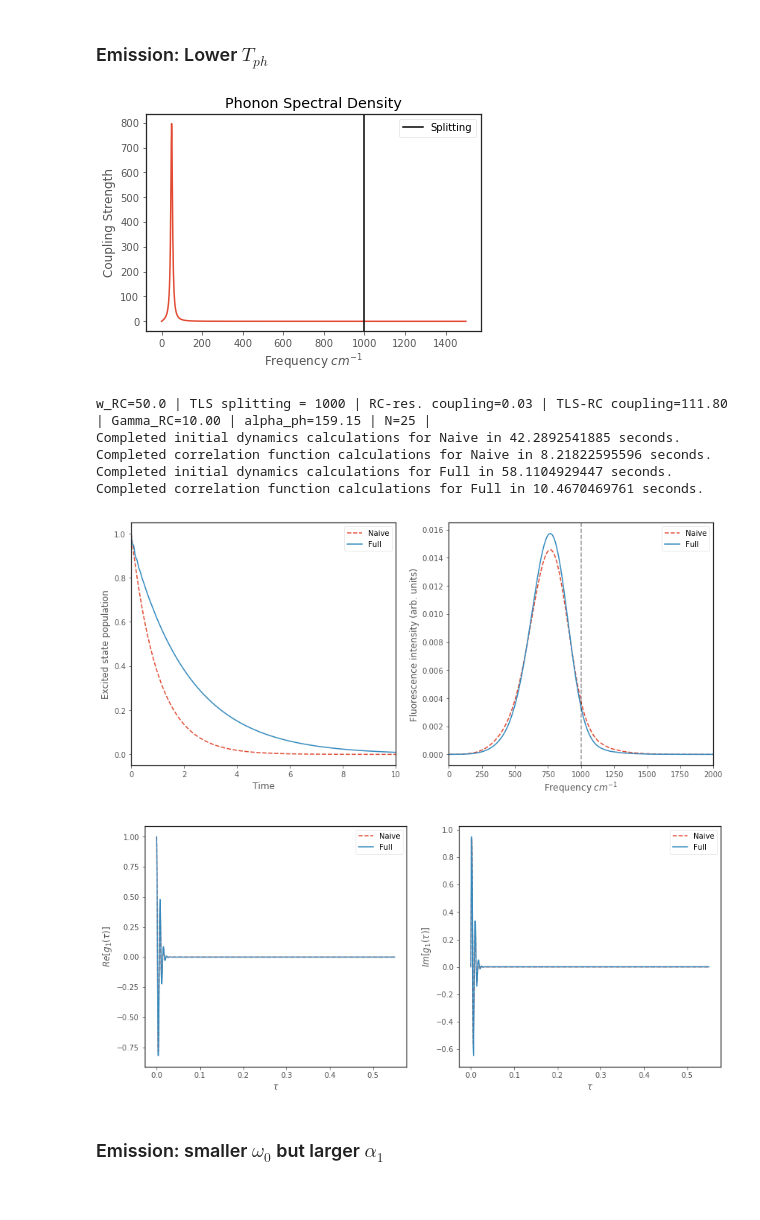
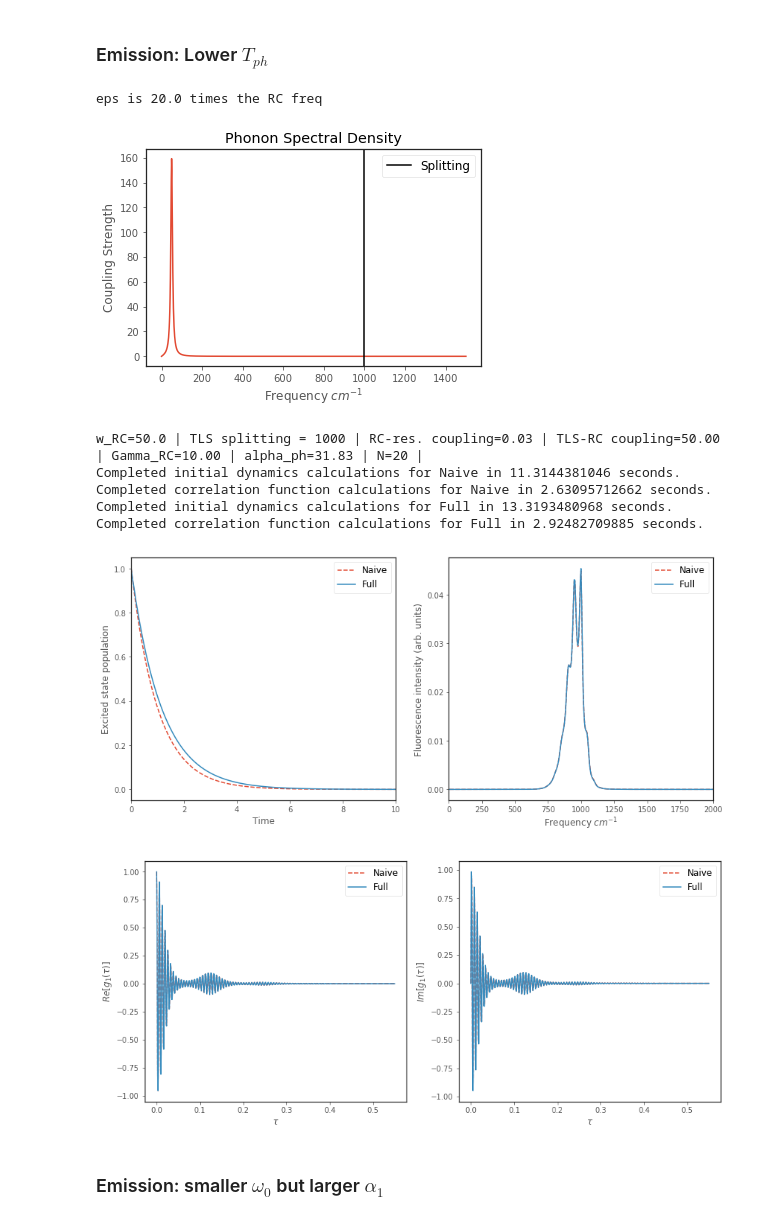
Before and after one commit to HenryMaguire/TLS-code, a Jupyter notebook: RWA_analysis.ipynb, the cells around one changed output. Cells and saved outputs as stored; diff of their text form; code cells hidden in the pictures.

```diff
--- a/RWA_analysis.ipynb
+++ b/RWA_analysis.ipynb
@@ -191,23 +313,25 @@ Completed correlation function calculations for Full in 8.9848139286 seconds.
 # %% [markdown]
 ### Emission: Lower $T_{ph}$
 # %%
-alpha_prop = 0.5
+alpha_prop = 0.1
 w0_prop = 0.05
 eps = 1000
+print "eps is {} times the RC freq".format(1/w0_prop)
 Gamma = eps*0.01
 Gamma_EM = eps*0.001
 eps = 1000
 freq, spec = SF.emission_spectra(2, 0, alpha_prop, eps, Gamma, w0_prop=w0_prop, T_ph=45., T_EM=0.,
-                                    Gamma_EM=Gamma_EM, overdamped=False, N=25)
+                                    Gamma_EM=Gamma_EM, overdamped=False, N=20)
 # %% [output]
+eps is 20.0 times the RC freq
-[figure, old version]
+[figure, new version]
-w_RC=50.0 | TLS splitting = 1000 | RC-res. coupling=0.03 | TLS-RC coupling=111.80 | Gamma_RC=10.00 | alpha_ph=159.15 | N=25 |
-Completed initial dynamics calculations for Naive in 42.2892541885 seconds.
-Completed correlation function calculations for Naive in 8.21822595596 seconds.
-Completed initial dynamics calculations for Full in 58.1104929447 seconds.
-Completed correlation function calculations for Full in 10.4670469761 seconds.
+w_RC=50.0 | TLS splitting = 1000 | RC-res. coupling=0.03 | TLS-RC coupling=50.00 | Gamma_RC=10.00 | alpha_ph=31.83 | N=20 |
+Completed initial dynamics calculations for Naive in 11.3144381046 seconds.
+Completed correlation function calculations for Naive in 2.63095712662 seconds.
+Completed initial dynamics calculations for Full in 13.3193480968 seconds.
+Completed correlation function calculations for Full in 2.92482709885 seconds.
-[figure, old version]
+[figure, new version]
-[figure, old version]
+[figure, new version]
 # %% [markdown]
 ### Emission: smaller $\omega_0$ but larger $\alpha_1$
 # %%
```
Also changed, not shown: parts of 14 cells of this notebook, 36 other files.
